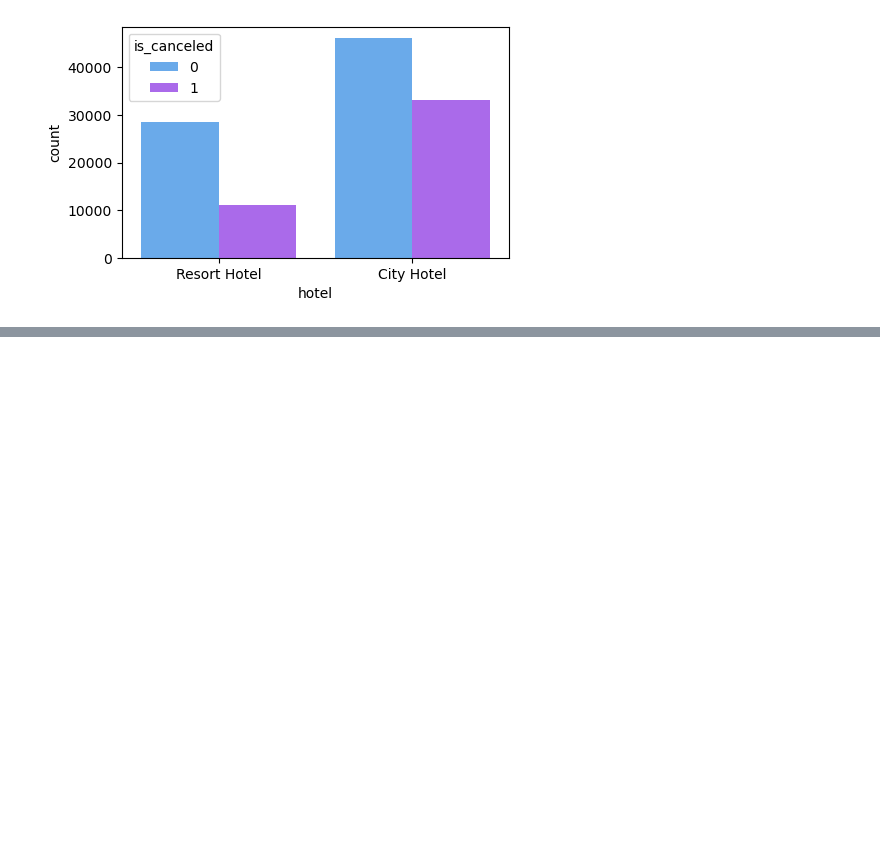
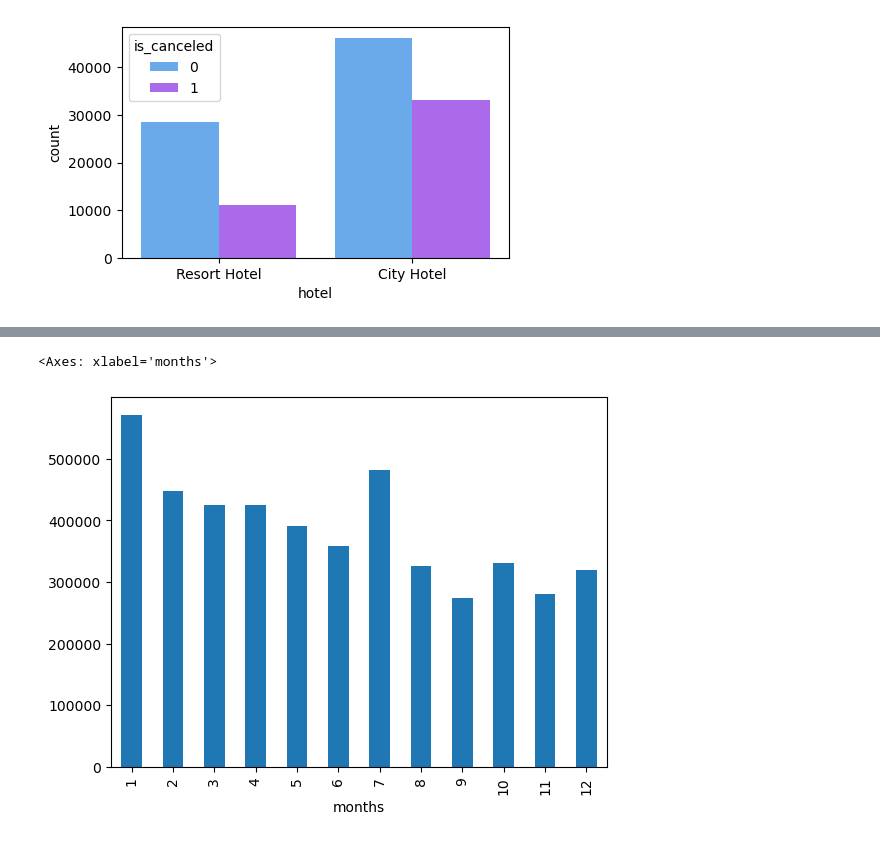
Before and after one commit to anishverma870/PY-PROJECTS-2025, a Jupyter notebook: PROJECT-5-HOTEL-BOOKING/HOTEL-BOOKING-ANALYSIS.ipynb, the cells around one changed output, grey strips where cells are left out. Drawn from its saved outputs; the diff is of its cells as text; code cells hidden in the pictures; blank space fills up the shorter version.

```diff
--- a/PROJECT-5-HOTEL-BOOKING/HOTEL-BOOKING-ANALYSIS.ipynb
+++ b/PROJECT-5-HOTEL-BOOKING/HOTEL-BOOKING-ANALYSIS.ipynb
@@ -197,0 +223,7 @@ plt.show()
+# %%
+adr_data = hb[hb['is_canceled']==1].groupby('months')['adr'].sum()
+# %%
+adr_data.plot(kind='bar')
+# %% [output]
+<Axes: xlabel='months'>
+[figure, added]
```
Also changed, not shown: parts of 4 cells of this notebook.
